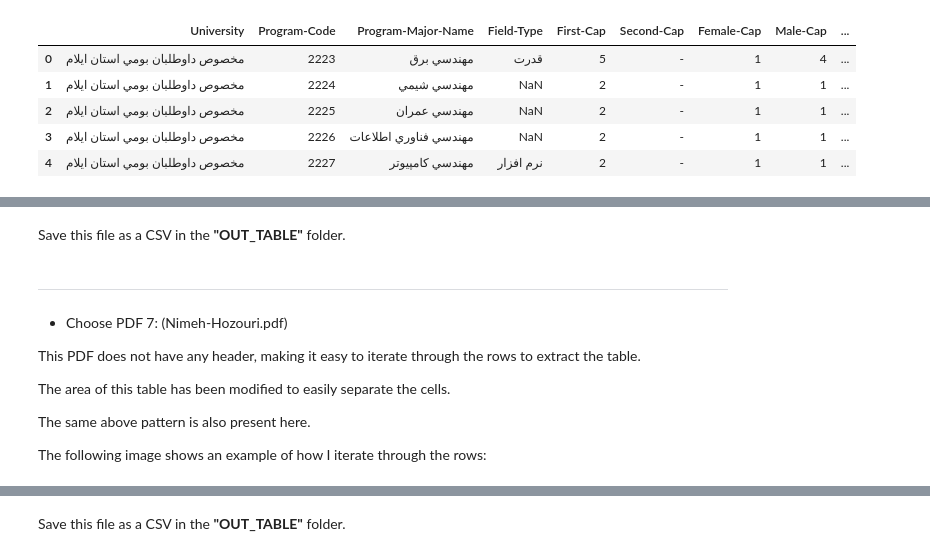
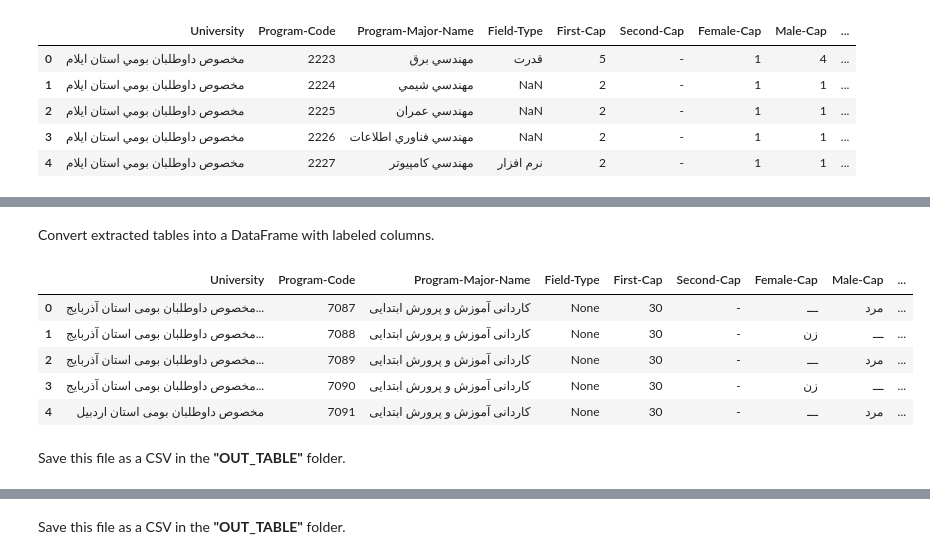
Before and after one commit to Mahan-Rezaeiii/Digitization-Document, a Jupyter notebook: 1.CODE/2.main.ipynb, the cells around one changed output, grey strips where cells are left out. Drawn from its saved outputs; the diff is of its cells as text; code cells hidden in the pictures.

```diff
--- a/1.CODE/2.main.ipynb
+++ b/1.CODE/2.main.ipynb
@@ -133,6 +135,7 @@ for page in range(1,23):
             row_list = list(col.values)
             row_list += [university]
             row_list.reverse()
+
             if page == 7 and row_list[1] == "1465":
                 row_list[3] = "الکترونیک، بیوالکتریک، قدرت، کنترل، مخابرات"
             if page == 8 and row_list[1] == "1530":
@@ -167,5 +170,7 @@ for page in range(1,23):
                 row_list[2] = "کاردانی علمی کاربردی ماشینهای کشاورزی-مکانیزاسیون ماشینهای کشاورزی"
             if page == 22 and str(col[7]) == "2223":
                 break
-            # print(idx, row_list)
+
+            if page == 1 and idx < 20:
+                print(idx, row_list)
             page_list1.append(row_list)
@@ -229,6 +252,7 @@ for page in range(1,3):
     content = tabula.read_pdf(PDF2, lattice = False,
                                guess = False, columns = [205, 233, 261, 290, 318, 389, 531],
                               pandas_options = {'header': None}, pages = str(page))[0]
+
     university = ''
 
     for idx, col in content.iterrows():
@@ -256,5 +280,6 @@ for page in range(1,3):
             if page == 2 and row_list[1] == "2281":
                 row_list[3] = "الكترونيك, قدرت, كنترل, مخابرات"
 
-            # print(idx, row_list)
+            if page == 1 and idx < 40:
+                print(idx, row_list) # Test
             page_list2.append(row_list)
@@ -306 +409,4 @@ uni_headers[:5]
+# %%
+os.chdir("../3.OUT_PDF")
+PDF4 = "4.Kaardani_Farhangian.pdf"
 # %% [markdown]
@@ -320,25 +430,23 @@ The following image shows an example of how I iterate through the rows:
 # %%
-os.chdir("../3.OUT_PDF")
-pdf4 = "4-Kardani-Farhanian.pdf"
+page_list4 = []
 
-kardani_farhangian_list = []
-
-for page in range(1, 3):
-    content = tabula.read_pdf(pdf4, lattice = False,
+for page in range(1,3):
+    content = tabula.read_pdf(PDF4, lattice = False,
                                guess = False, columns = [236, 264, 293, 321, 349, 491, 522],
                               pandas_options = {'header': None}, pages = str(page))[0]
 
     for idx, col in content.iterrows():
 
         if str(col[6]).isdigit():
+
             row_list = list(col.values)
             row_list.reverse()
-            row_list = row_list[+1:]
-            # print(row_list)
-            kardani_farhangian_list.append(row_list)
+            row_list[2] = 'مخصوص داوطلبان بومی استان ' + row_list[2]
+            row_list[0] = 'کاردانی آموزش و پرورش ابتدایی'
+            row_list.append(None)
+            order = [2,1,0,8,3,4,5,6,7]
+            row_list = [row_list[i] for i in order]
 
-df4 = pd.DataFrame(kardani_farhangian_list,
-                   columns = ["Programme-Code", "Province", "Capacity-first",
-                               "Capacity-Second", "Female-Cap", "Male-Cap", "Location"])
-
-df4.head(5)
+            if page == 1 and idx < 62:
+                print(row_list) # Test
+            page_list4.append(row_list)
@@ -345,3 +459,17 @@ df4.head(5)
+# %% [markdown]
+Convert extracted tables into a DataFrame with labeled columns.
+# %%
+df4 = pd.DataFrame(page_list4, columns = ['University', 'Program-Code', 'Program-Major-Name', 'Field-Type',
+                               'First-Cap', 'Second-Cap', 'Female-Cap', 'Male-Cap', 'Description'])
+
+df4.head(5) # Test
+# %% [output]
+|  | University | Program-Code | Program-Major-Name | Field-Type | First-Cap | Second-Cap | Female-Cap | Male-Cap | ... |
+| 0 | مخصوص داوطلبان بومی استان آذربايج... | 7087 | کاردانی آموزش و پرورش ابتدایی | None | 30 | - | ـــ | مرد | ... |
+| 1 | مخصوص داوطلبان بومی استان آذربايج... | 7088 | کاردانی آموزش و پرورش ابتدایی | None | 30 | - | زن | ـــ | ... |
+| 2 | مخصوص داوطلبان بومی استان آذربايج... | 7089 | کاردانی آموزش و پرورش ابتدایی | None | 30 | - | ـــ | مرد | ... |
+| 3 | مخصوص داوطلبان بومی استان آذربايج... | 7090 | کاردانی آموزش و پرورش ابتدایی | None | 30 | - | زن | ـــ | ... |
+| 4 | مخصوص داوطلبان بومی استان اردبيل | 7091 | کاردانی آموزش و پرورش ابتدایی | None | 30 | - | ـــ | مرد | ... |
 # %% [markdown]
 Save this file as a CSV in the **"OUT_TABLE"** folder.
 # %%
@@ -350,12 +477,0 @@ df4.to_csv("4.Kardani-Farhangian.csv", index = False, encoding = "utf-8-sig")
-# %% [markdown]
----
-
-- Choose PDF 7: (Nimeh-Hozouri.pdf)
-
-This PDF does not have any header, making it easy to iterate through the rows to extract the table.
-
-The area of this table has been modified to easily separate the cells.
-
-The same above pattern is also present here.
-
-The following image shows an example of how I iterate through the rows:
```
Also changed, not shown: parts of 90 cells of this notebook.
